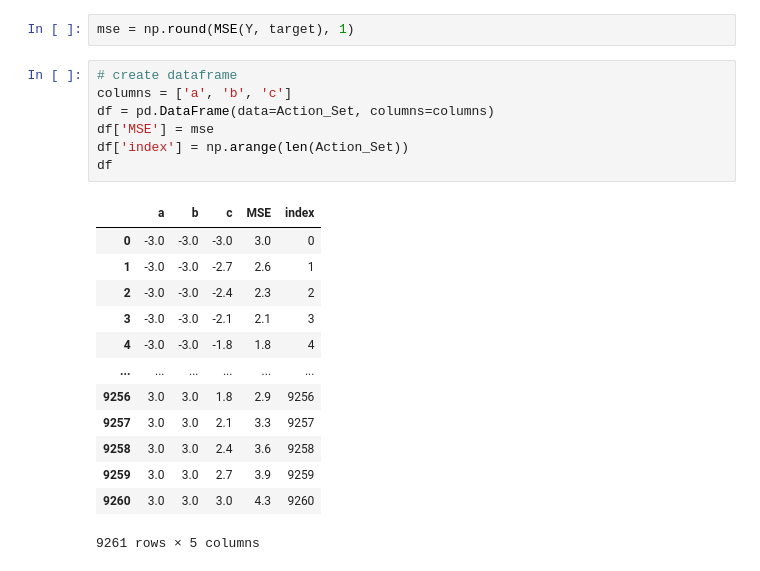
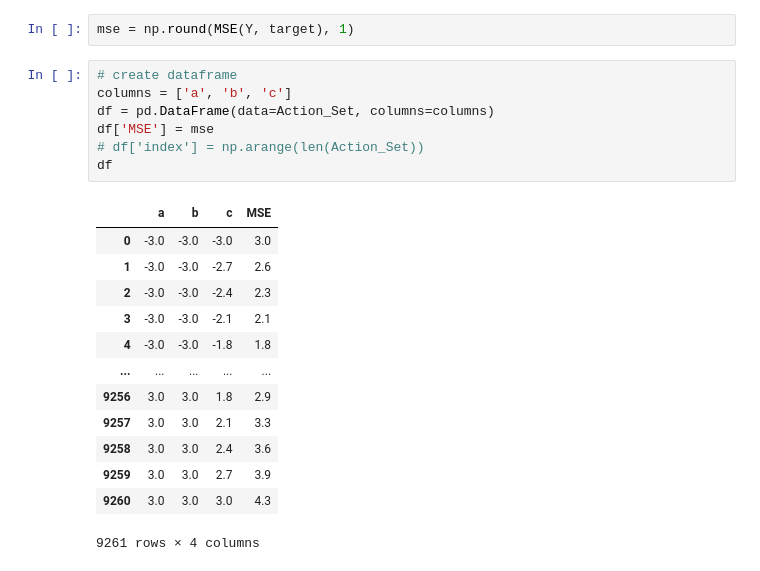
Before and after one commit to REAL-Pipetting/REinforced-Automaton-Learning-REAL-Pipetting, a Jupyter notebook: rlp/BUCB/GP_BUCB_Example.ipynb, the cells around one changed output. Drawn from its saved outputs; the diff is of its cells as text.

```diff
--- a/rlp/BUCB/GP_BUCB_Example.ipynb
+++ b/rlp/BUCB/GP_BUCB_Example.ipynb
@@ -76,22 +76,22 @@ mse = np.round(MSE(Y, target), 1)
 # %%
 # create dataframe
 columns = ['a', 'b', 'c']
 df = pd.DataFrame(data=Action_Set, columns=columns)
 df['MSE'] = mse
-df['index'] = np.arange(len(Action_Set))
+# df['index'] = np.arange(len(Action_Set))
 df
 # %% [output]
-|  | a | b | c | MSE | index |
-| 0 | -3.0 | -3.0 | -3.0 | 3.0 | 0 |
-| 1 | -3.0 | -3.0 | -2.7 | 2.6 | 1 |
-| 2 | -3.0 | -3.0 | -2.4 | 2.3 | 2 |
-| 3 | -3.0 | -3.0 | -2.1 | 2.1 | 3 |
-| 4 | -3.0 | -3.0 | -1.8 | 1.8 | 4 |
-| ... | ... | ... | ... | ... | ... |
-| 9256 | 3.0 | 3.0 | 1.8 | 2.9 | 9256 |
-| 9257 | 3.0 | 3.0 | 2.1 | 3.3 | 9257 |
-| 9258 | 3.0 | 3.0 | 2.4 | 3.6 | 9258 |
-| 9259 | 3.0 | 3.0 | 2.7 | 3.9 | 9259 |
-| 9260 | 3.0 | 3.0 | 3.0 | 4.3 | 9260 |
+|  | a | b | c | MSE |
+| 0 | -3.0 | -3.0 | -3.0 | 3.0 |
+| 1 | -3.0 | -3.0 | -2.7 | 2.6 |
+| 2 | -3.0 | -3.0 | -2.4 | 2.3 |
+| 3 | -3.0 | -3.0 | -2.1 | 2.1 |
+| 4 | -3.0 | -3.0 | -1.8 | 1.8 |
+| ... | ... | ... | ... | ... |
+| 9256 | 3.0 | 3.0 | 1.8 | 2.9 |
+| 9257 | 3.0 | 3.0 | 2.1 | 3.3 |
+| 9258 | 3.0 | 3.0 | 2.4 | 3.6 |
+| 9259 | 3.0 | 3.0 | 2.7 | 3.9 |
+| 9260 | 3.0 | 3.0 | 3.0 | 4.3 |
-9261 rows × 5 columns
+9261 rows × 4 columns
 # %%
```
Also changed, not shown: parts of 8 cells of this notebook.
